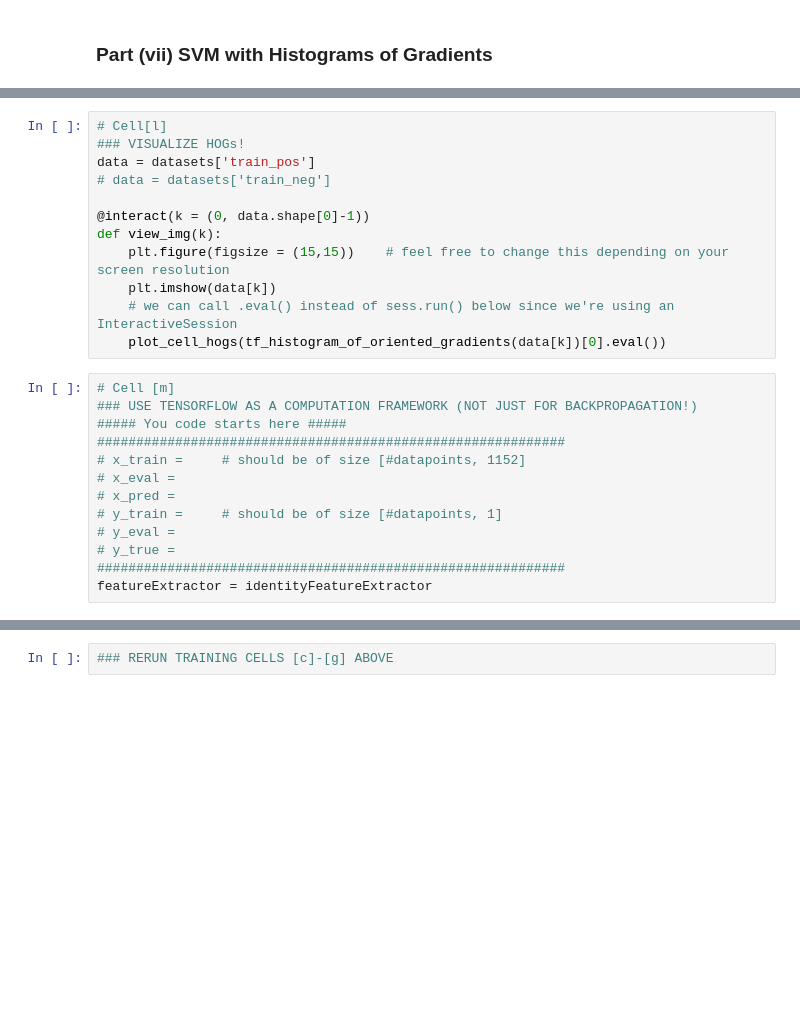
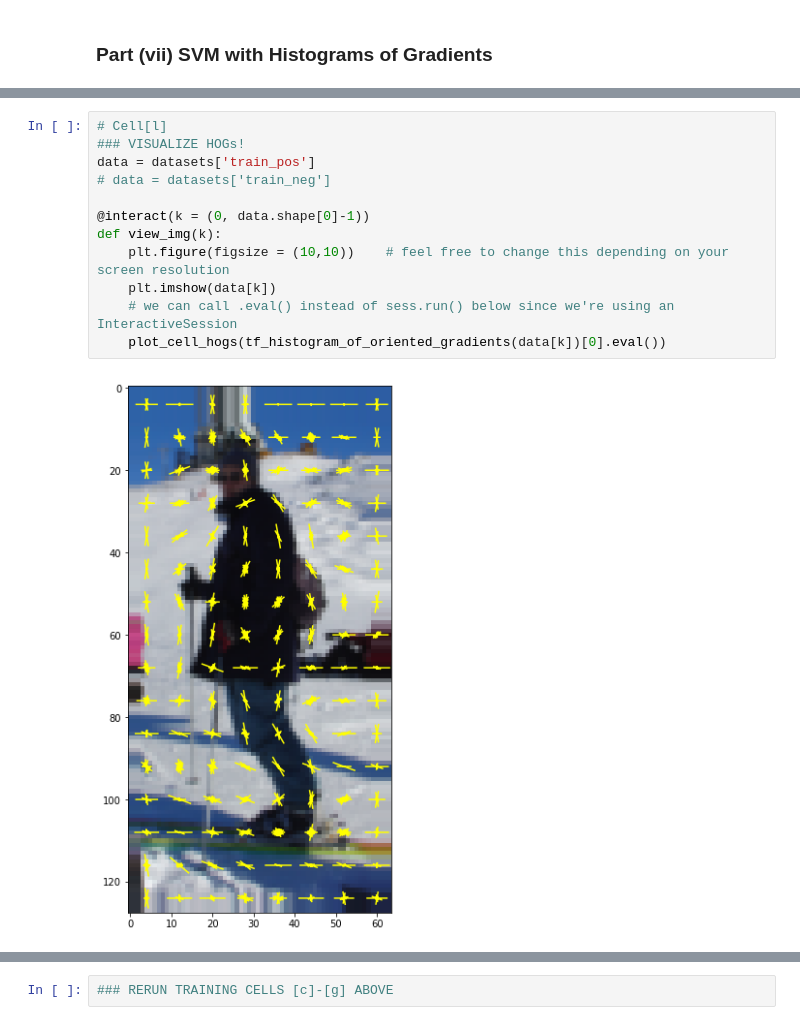
Before and after one commit to chizhang529/aa274, a Jupyter notebook: AA274_HW2/Problem_3/P3_SVM.ipynb, the cells around one changed output, grey strips where cells are left out. Cells and saved outputs as stored; diff of their text form; blank space fills up the shorter version.

```diff
--- a/AA274_HW2/Problem_3/P3_SVM.ipynb
+++ b/AA274_HW2/Problem_3/P3_SVM.ipynb
@@ -191,25 +231,14 @@ def view_img(k):
 # %%
 # Cell[l]
 ### VISUALIZE HOGs!
 data = datasets['train_pos']
 # data = datasets['train_neg']
 
 @interact(k = (0, data.shape[0]-1))
 def view_img(k):
-    plt.figure(figsize = (15,15))    # feel free to change this depending on your screen resolution
+    plt.figure(figsize = (10,10))    # feel free to change this depending on your screen resolution
     plt.imshow(data[k])
     # we can call .eval() instead of sess.run() below since we're using an InteractiveSession
     plot_cell_hogs(tf_histogram_of_oriented_gradients(data[k])[0].eval())
+# %% [output]
+[figure, added]
-# %%
-# Cell [m]
-### USE TENSORFLOW AS A COMPUTATION FRAMEWORK (NOT JUST FOR BACKPROPAGATION!)
-##### You code starts here #####
-############################################################
-# x_train =     # should be of size [#datapoints, 1152]
-# x_eval =
-# x_pred =
-# y_train =     # should be of size [#datapoints, 1]
-# y_eval =
-# y_true =
-############################################################
-featureExtractor = identityFeatureExtractor
```
Also changed, not shown: parts of 12 cells of this notebook, 40 other files.
